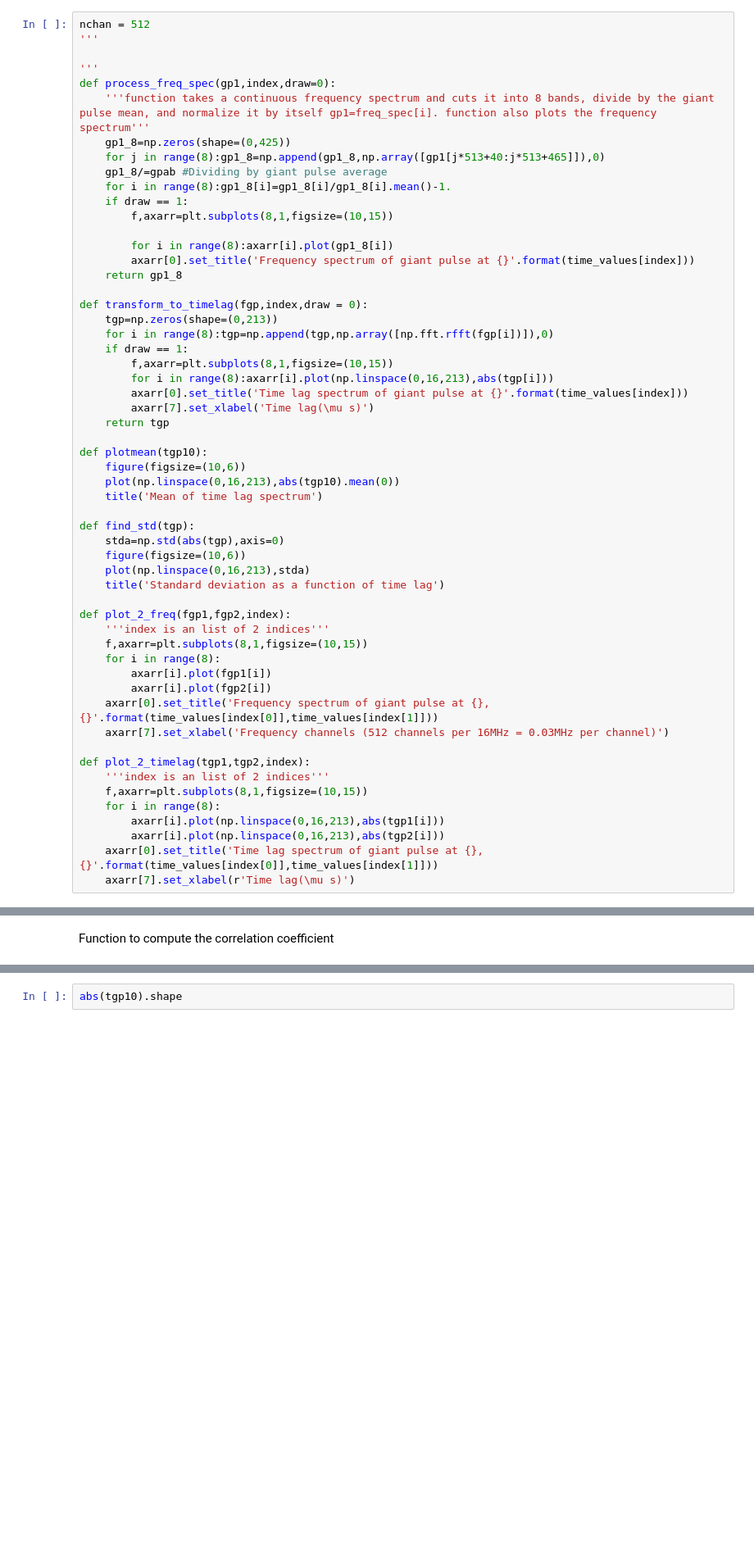
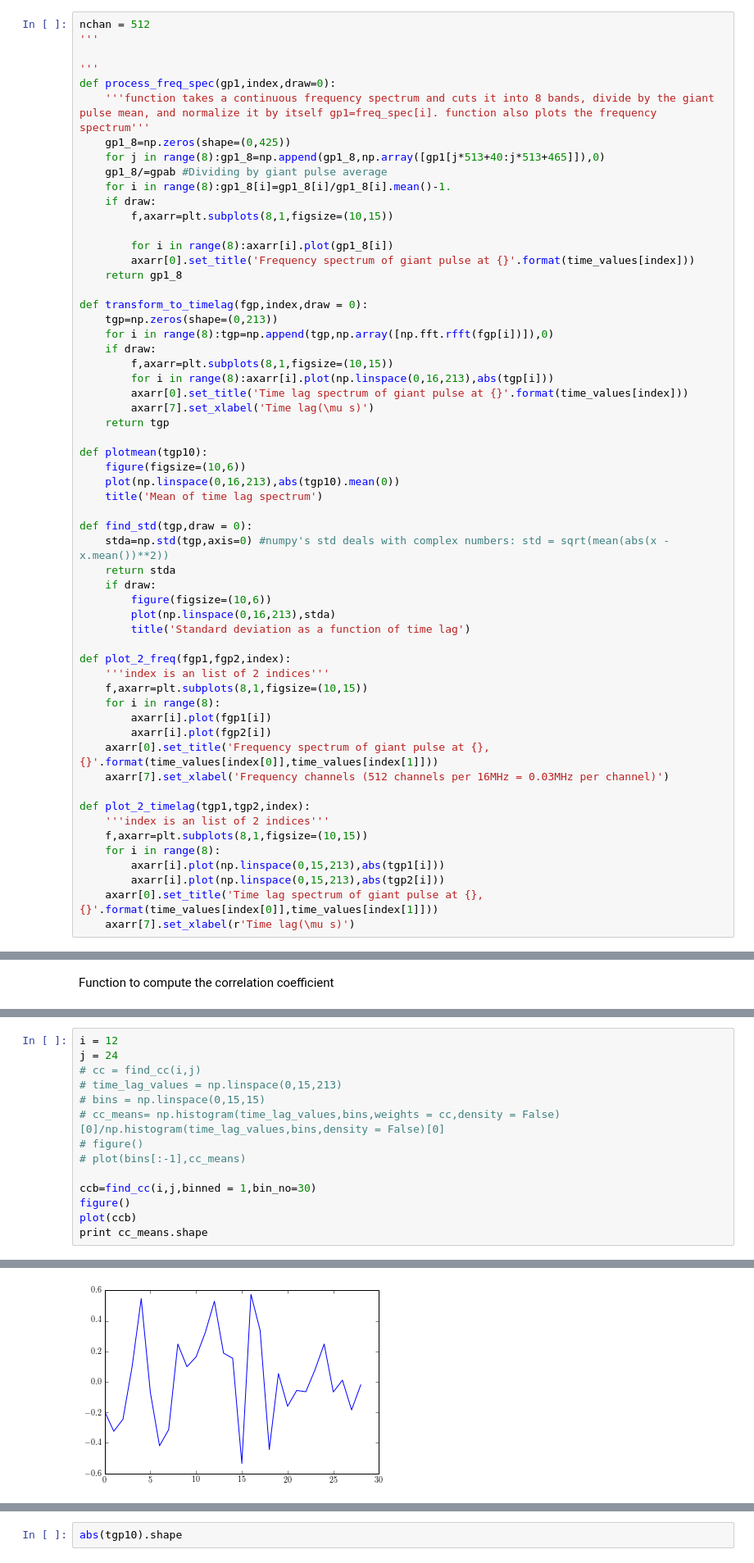
Before and after one commit to xiaozhengxu/scint_analysis, a Jupyter notebook: EVN_crab/process_frequency.ipynb, the cells around one changed output, grey strips where cells are left out. Shown at 82% size. Saved outputs shown, nothing was run; the diff lists cells and outputs as text; blank space fills up the shorter version.

```diff
--- a/EVN_crab/process_frequency.ipynb
+++ b/EVN_crab/process_frequency.ipynb
@@ -41,7 +87,7 @@ def process_freq_spec(gp1,index,draw=0):
     for j in range(8):gp1_8=np.append(gp1_8,np.array([gp1[j*513+40:j*513+465]]),0)
     gp1_8/=gpab #Dividing by giant pulse average
     for i in range(8):gp1_8[i]=gp1_8[i]/gp1_8[i].mean()-1.
-    if draw == 1:
+    if draw:
         f,axarr=plt.subplots(8,1,figsize=(10,15))
 
         for i in range(8):axarr[i].plot(gp1_8[i])
@@ -51,7 +97,7 @@ def process_freq_spec(gp1,index,draw=0):
 def transform_to_timelag(fgp,index,draw = 0):
     tgp=np.zeros(shape=(0,213))
     for i in range(8):tgp=np.append(tgp,np.array([np.fft.rfft(fgp[i])]),0)
-    if draw == 1:
+    if draw:
         f,axarr=plt.subplots(8,1,figsize=(10,15))
         for i in range(8):axarr[i].plot(np.linspace(0,16,213),abs(tgp[i]))
         axarr[0].set_title('Time lag spectrum of giant pulse at {}'.format(time_values[index]))
@@ -63,11 +109,13 @@ def plotmean(tgp10):
     plot(np.linspace(0,16,213),abs(tgp10).mean(0))
     title('Mean of time lag spectrum')
 
-def find_std(tgp):
-    stda=np.std(abs(tgp),axis=0)
-    figure(figsize=(10,6))
-    plot(np.linspace(0,16,213),stda)
-    title('Standard deviation as a function of time lag')
+def find_std(tgp,draw = 0):
+    stda=np.std(tgp,axis=0) #numpy's std deals with complex numbers: std = sqrt(mean(abs(x - x.mean())**2))
+    return stda
+    if draw:
+        figure(figsize=(10,6))
+        plot(np.linspace(0,16,213),stda)
+        title('Standard deviation as a function of time lag')
 
 def plot_2_freq(fgp1,fgp2,index):
     '''index is an list of 2 indices'''
@@ -75,16 +123,16 @@ def plot_2_freq(fgp1,fgp2,index):
     for i in range(8):
         axarr[i].plot(fgp1[i])
         axarr[i].plot(fgp2[i])
-    axarr[0].set_title('Frequency spectrum of giant pulse at {},{}'.format(time_values[index[0]],time_values[index[1]]))
+    axarr[0].set_title('Frequency spectrum of giant pulse at {}, {}'.format(time_values[index[0]],time_values[index[1]]))
     axarr[7].set_xlabel('Frequency channels (512 channels per 16MHz = 0.03MHz per channel)')
 
 def plot_2_timelag(tgp1,tgp2,index):
     '''index is an list of 2 indices'''
     f,axarr=plt.subplots(8,1,figsize=(10,15))
     for i in range(8):
-        axarr[i].plot(np.linspace(0,16,213),abs(tgp1[i]))
-        axarr[i].plot(np.linspace(0,16,213),abs(tgp2[i]))
-    axarr[0].set_title('Time lag spectrum of giant pulse at {},{}'.format(time_values[index[0]],time_values[index[1]]))
+        axarr[i].plot(np.linspace(0,15,213),abs(tgp1[i]))
+        axarr[i].plot(np.linspace(0,15,213),abs(tgp2[i]))
+    axarr[0].set_title('Time lag spectrum of giant pulse at {}, {}'.format(time_values[index[0]],time_values[index[1]]))
     axarr[7].set_xlabel(r'Time lag(\mu s)')
 # %% [markdown]
 Plot the frequency spectrum and time lag spectrum of two giant pulses
@@ -117,0 +192,15 @@ find_std(tgp2)
+# %%
+i = 12
+j = 24
+# cc = find_cc(i,j)
+# time_lag_values = np.linspace(0,15,213)
+# bins = np.linspace(0,15,15)
+# cc_means= np.histogram(time_lag_values,bins,weights = cc,density = False)[0]/np.histogram(time_lag_values,bins,density = False)[0]
+# figure()
+# plot(bins[:-1],cc_means)
+
+ccb=find_cc(i,j,binned = 1,bin_no=30)
+figure()
+plot(ccb)
+print cc_means.shape
+# %% [output]
@@ -117,0 +208 @@ find_std(tgp2)
+[figure, added]
```
Also changed, not shown: parts of 16 cells of this notebook, 19 other files.
